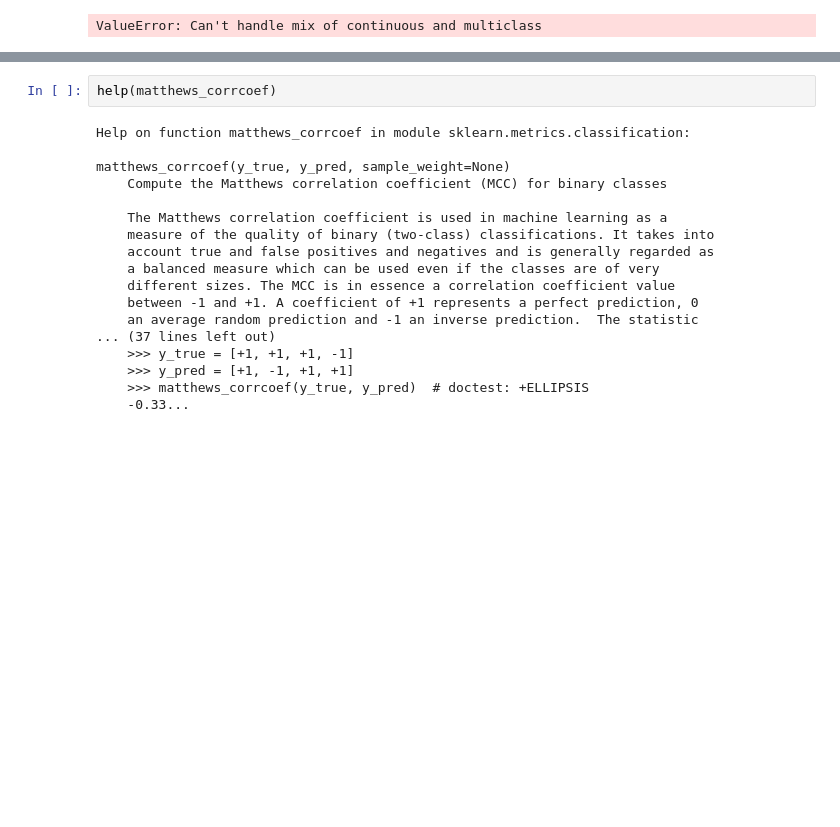
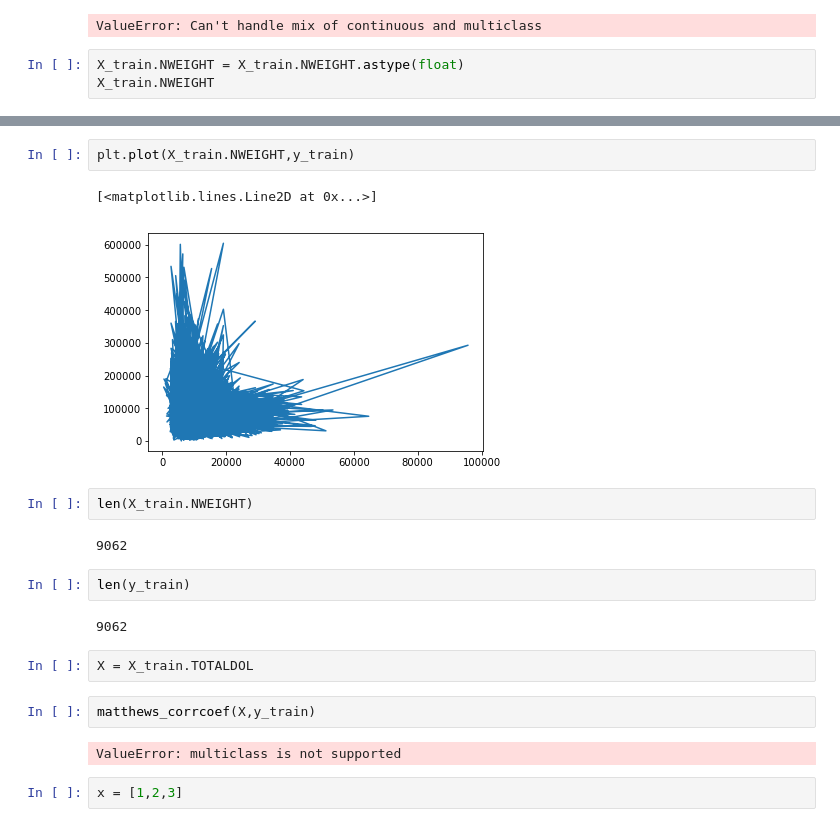
Before and after one commit to claytonzyl/Data-Science-Springboard, a Jupyter notebook: Capstone1_Full_Regression_Iter3.ipynb, the cells around one changed output, grey strips where cells are left out. Cells and saved outputs as stored; diff of their text form; blank space fills up the shorter version.

```diff
--- a/Capstone1_Full_Regression_Iter3.ipynb
+++ b/Capstone1_Full_Regression_Iter3.ipynb
@@ -99,3 +100,6 @@ array([  28771.,   69741.,  138803., ...,   71051.,   58304.,   65555.])
 matthews_corrcoef(X_train.NWEIGHT,y_train)
 # %% [output]
 ValueError: Can't handle mix of continuous and multiclass
+# %%
+X_train.NWEIGHT = X_train.NWEIGHT.astype(float)
+X_train.NWEIGHT
@@ -142,20 +174,21 @@ Name: TOTALBTU, dtype: int64
-# %%
-help(matthews_corrcoef)
-# %% [output]
-Help on function matthews_corrcoef in module sklearn.metrics.classification:
-
-matthews_corrcoef(y_true, y_pred, sample_weight=None)
-    Compute the Matthews correlation coefficient (MCC) for binary classes
-
-    The Matthews correlation coefficient is used in machine learning as a
-    measure of the quality of binary (two-class) classifications. It takes into
-    account true and false positives and negatives and is generally regarded as
-    a balanced measure which can be used even if the classes are of very
-    different sizes. The MCC is in essence a correlation coefficient value
-    between -1 and +1. A coefficient of +1 represents a perfect prediction, 0
-    an average random prediction and -1 an inverse prediction.  The statistic
-... (37 lines left out)
-    >>> y_true = [+1, +1, +1, -1]
-    >>> y_pred = [+1, -1, +1, +1]
-    >>> matthews_corrcoef(y_true, y_pred)  # doctest: +ELLIPSIS
-    -0.33...
+# %%
+plt.plot(X_train.NWEIGHT,y_train)
+# %% [output]
+[<matplotlib.lines.Line2D at 0x...>]
+[figure, added]
+# %%
+len(X_train.NWEIGHT)
+# %% [output]
+9062
+# %%
+len(y_train)
+# %% [output]
+9062
+# %%
+X = X_train.TOTALDOL
+# %%
+matthews_corrcoef(X,y_train)
+# %% [output]
+ValueError: multiclass is not supported
+# %%
+x = [1,2,3]
```
Also changed, not shown: parts of 13 cells of this notebook.
